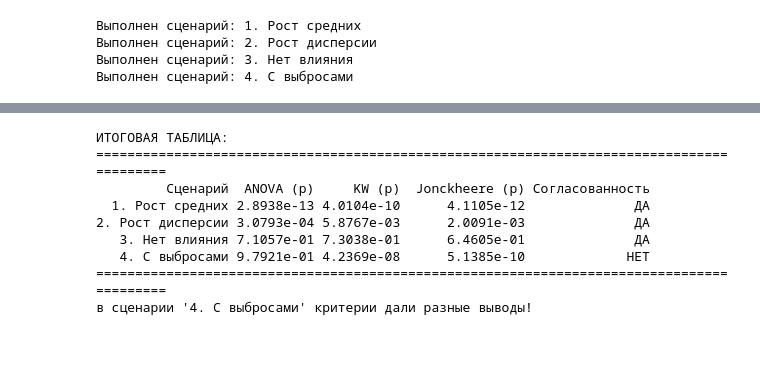
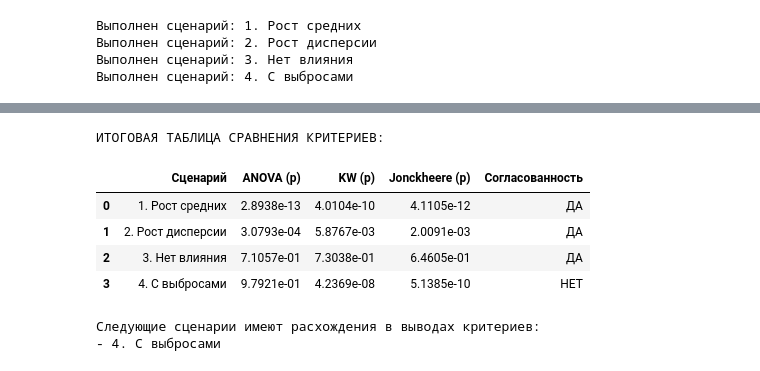
Before and after one commit to ArtemZS/LABS.-statistical-methods-of-data-processing-, a Jupyter notebook: lab4.ipynb, the cells around one changed output, grey strips where cells are left out. Cells and saved outputs as stored; diff of their text form; code cells hidden in the pictures.

```diff
--- a/lab4.ipynb
+++ b/lab4.ipynb
@@ -191,42 +214,41 @@ plt.show()
 # %%
+alpha = 0.05
 summary_data = []
-alpha = 0.05
 
-# Теперь results_summary.items() сработает!
 for name, p_values in results_summary.items():
     p_anova = p_values['ANOVA']
     p_kw = p_values['KW']
     p_jt = p_values['JT']
 
-    # Проверка: отклоняем ли H0 всеми критериями одинаково?
+    # Проверка на согласованность
     consistent = (p_anova < alpha) == (p_kw < alpha) == (p_jt < alpha)
 
     summary_data.append({
         'Сценарий': name,
         'ANOVA (p)': p_anova,
         'KW (p)': p_kw,
         'Jonckheere (p)': p_jt,
         'Согласованность': "ДА" if consistent else "НЕТ"
     })
 
 df_final = pd.DataFrame(summary_data)
+
 pd.options.display.float_format = '{:.4e}'.format
 
-print("\nИТОГОВАЯ ТАБЛИЦА:")
-print("=" * 90)
-print(df_final.to_string(index=False))
-print("=" * 90)
+print("ИТОГОВАЯ ТАБЛИЦА СРАВНЕНИЯ КРИТЕРИЕВ:")
+display(df_final)
 
-for row in summary_data:
-    if row['Согласованность'] == "НЕТ":
-        print(f"в сценарии '{row['Сценарий']}' критерии дали разные выводы!")
+inconsistent_scenarios = df_final[df_final['Согласованность'] == "НЕТ"]
+if not inconsistent_scenarios.empty:
+    print("\nСледующие сценарии имеют расхождения в выводах критериев:")
+    for sc in inconsistent_scenarios['Сценарий']:
+        print(f"- {sc}")
 # %% [output]
-ИТОГОВАЯ ТАБЛИЦА:
-==========================================================================================
-         Сценарий  ANOVA (p)     KW (p)  Jonckheere (p) Согласованность
-  1. Рост средних 2.8938e-13 4.0104e-10      4.1105e-12              ДА
-2. Рост дисперсии 3.0793e-04 5.8767e-03      2.0091e-03              ДА
-   3. Нет влияния 7.1057e-01 7.3038e-01      6.4605e-01              ДА
-   4. С выбросами 9.7921e-01 4.2369e-08      5.1385e-10             НЕТ
-==========================================================================================
-в сценарии '4. С выбросами' критерии дали разные выводы!
+ИТОГОВАЯ ТАБЛИЦА СРАВНЕНИЯ КРИТЕРИЕВ:
+|  | Сценарий | ANOVA (p) | KW (p) | Jonckheere (p) | Согласованность |
+| 0 | 1. Рост средних | 2.8938e-13 | 4.0104e-10 | 4.1105e-12 | ДА |
+| 1 | 2. Рост дисперсии | 3.0793e-04 | 5.8767e-03 | 2.0091e-03 | ДА |
+| 2 | 3. Нет влияния | 7.1057e-01 | 7.3038e-01 | 6.4605e-01 | ДА |
+| 3 | 4. С выбросами | 9.7921e-01 | 4.2369e-08 | 5.1385e-10 | НЕТ |
+Следующие сценарии имеют расхождения в выводах критериев:
+- 4. С выбросами
```
Also changed, not shown: parts of 11 cells of this notebook, 1 other file.
